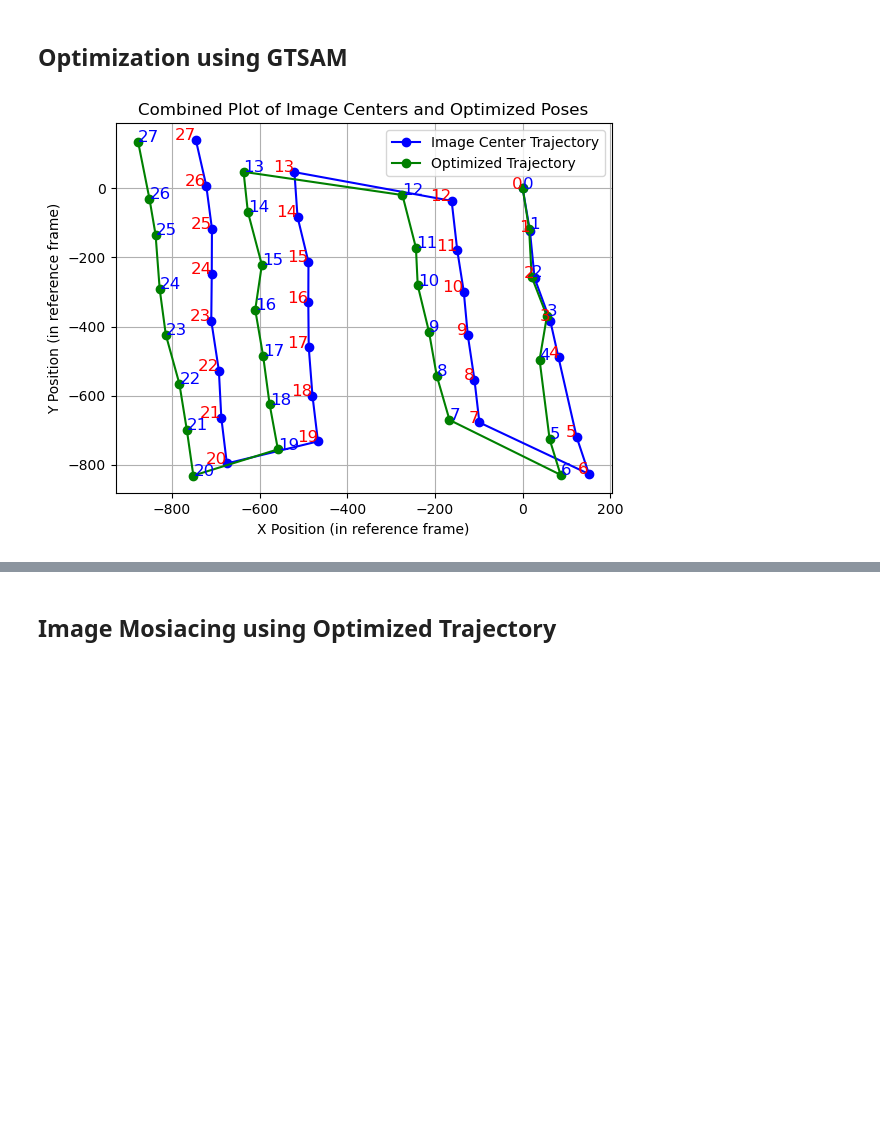
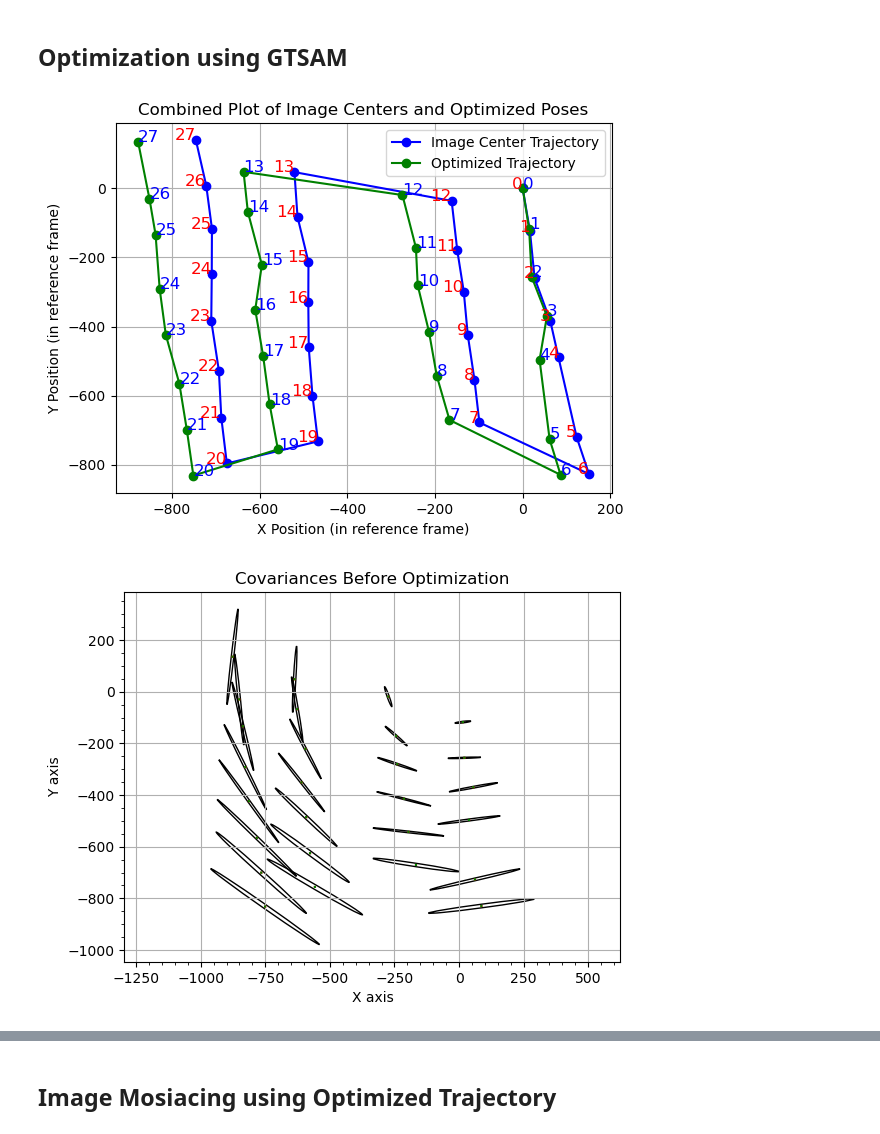
Before and after one commit to KSorte/Autonomous_Field_Robotics, a Jupyter notebook: skerski_dataset_mosaicing_using_gtsam/roman_shipwreck_visual_slam.ipynb, the cells around one changed output, grey strips where cells are left out. Cells and saved outputs as stored; diff of their text form; code cells hidden in the pictures; blank space fills up the shorter version.

```diff
--- a/skerski_dataset_mosaicing_using_gtsam/roman_shipwreck_visual_slam.ipynb
+++ b/skerski_dataset_mosaicing_using_gtsam/roman_shipwreck_visual_slam.ipynb
@@ -132,7 +137,12 @@ image_mosiacking_29.plot_all_links()
 # %%
 optimizer_2 = gt.GTSAMOptimizer(image_mosiacking_obj=image_mosiacking_29)
 optimizer_2.build_graph()
 optimizer_2.optimize_graph()
 optimizer_2.plot_combined_trajectory_and_poses()
+
+# Plot Covariances
+optimizer_2.plot_covariances("before")
+optimizer_2.plot_covariances("after")
 # %% [output]
 [figure]
+[figure, added]
```
Also changed, not shown: parts of 3 cells of this notebook, 1 other file.
